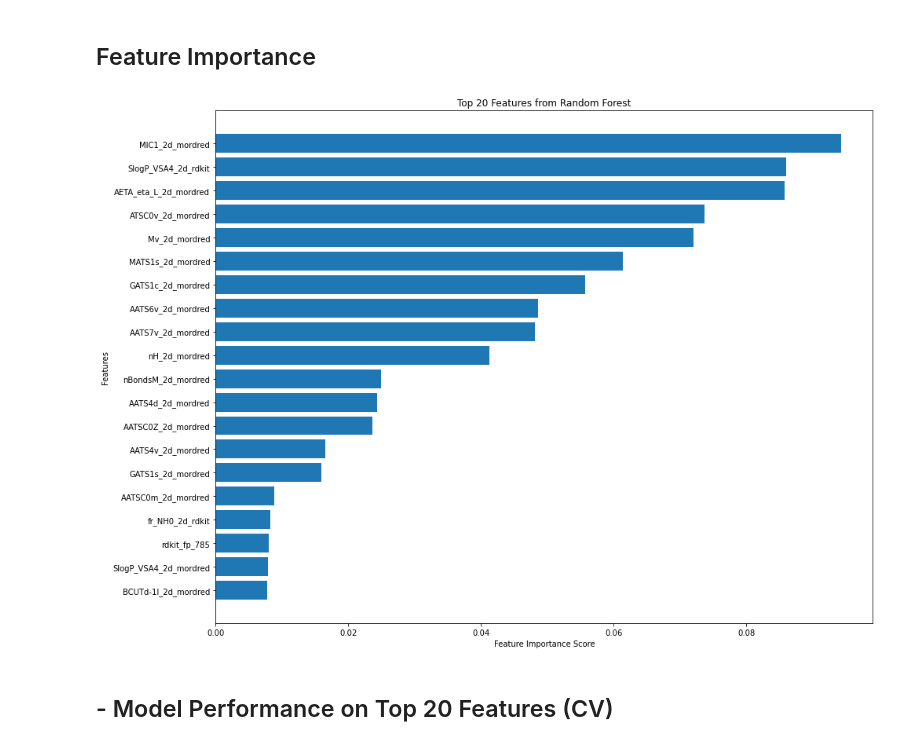
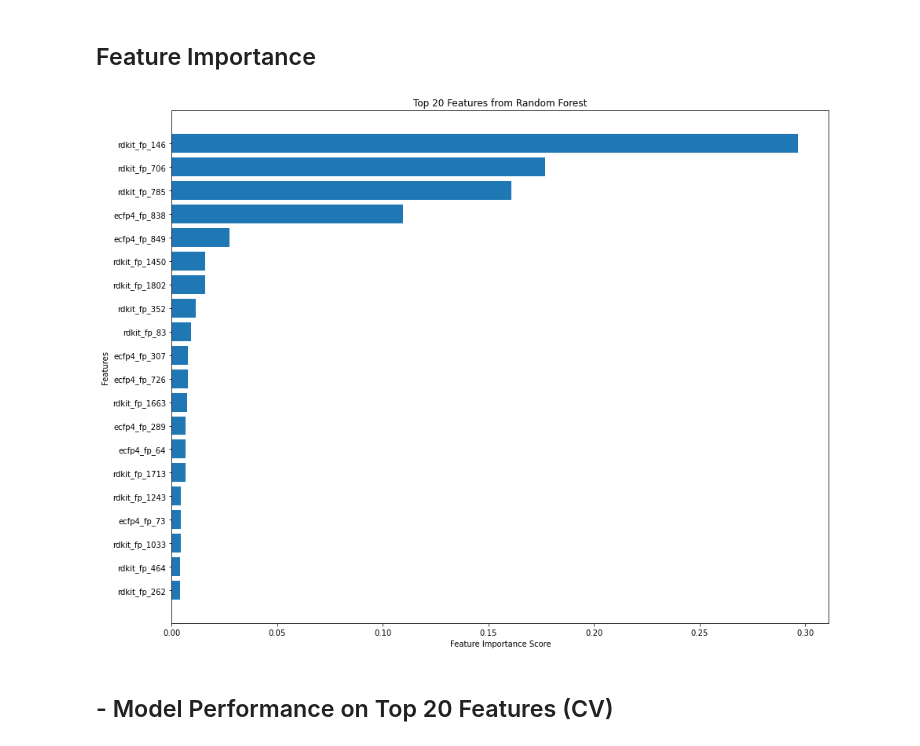
Before and after one commit to siddharth-ncl-work/miscellaneous, a Jupyter notebook: machine_learning_project_ideas/1/Fingerprint/model_training.ipynb, the cells around one changed output. Cells and saved outputs as stored; diff of their text form; code cells hidden in the pictures.

```diff
--- a/machine_learning_project_ideas/1/Fingerprint/model_training.ipynb
+++ b/machine_learning_project_ideas/1/Fingerprint/model_training.ipynb
@@ -240,13 +228,13 @@ krr_gs = GridSearchCV(estimator,
                   verbose=1,
                   n_jobs=-1
                  )
-krr_gs.fit(X_train_scaled, y_train)
+krr_gs.fit(X_train_scaled_fp, y_train)
 display.clear_output()
 print(krr_gs.best_params_)
 
 plt.figure()
-krr_reg = KernelRidge(kernel='rbf').fit(X_train_scaled, y_train)
-y_pred=krr_reg.predict(X_test_scaled)
+krr_reg = KernelRidge(kernel='rbf').fit(X_train_scaled_fp, y_train)
+y_pred=krr_reg.predict(X_test_scaled_fp)
 r2=r2_score(y_test,y_pred)
 print(f'R^2 = {r2}')
 plt.scatter(y_test,y_pred,label=f'R^2 = {r2}')
@@ -257,7 +245,7 @@ plt.title('Unoptimized Kernel Ridge Regression (Test-set)')
 plt.legend()
 
 plt.figure()
-y_pred=krr_gs.best_estimator_.predict(X_test_scaled)
+y_pred=krr_gs.best_estimator_.predict(X_test_scaled_fp)
 r2=r2_score(y_test,y_pred)
 print(f'R^2 = {r2}')
 plt.scatter(y_test,y_pred,label=f'R^2 = {r2}')
@@ -278,23 +266,23 @@ R^2 = 0.9928312871412933
 # %%
 from sklearn.ensemble import RandomForestRegressor
 
-feat_idx2name={idx:col for idx,col in enumerate(X_train.columns)}
-feat_name2idx={col:idx for idx,col in enumerate(X_train.columns)}
-feat_name_list=X_train.columns
+feat_idx2name={idx:col for idx,col in enumerate(X_train_scaled_fp.columns)}
+feat_name2idx={col:idx for idx,col in enumerate(X_train_scaled_fp.columns)}
+feat_name_list=X_train_scaled_fp.columns
 
 ntop=20
-rf_reg=RandomForestRegressor().fit(X_train_scaled, y_train)
+rf_reg=RandomForestRegressor().fit(X_train_scaled_fp, y_train)
 rf_feat_score = rf_reg.feature_importances_
 rf_feat_score_sorted_idx=rf_feat_score.argsort()
 plt.figure(figsize=(15,12))
 rf_top_features=list(map(lambda x:feat_idx2name[x],rf_feat_score_sorted_idx))
 plt.barh(rf_top_features[-ntop:],rf_feat_score[rf_feat_score_sorted_idx][-ntop:])
 plt.ylabel('Features')
 plt.xlabel('Feature Importance Score')
 plt.title('Top 20 Features from Random Forest')
 plt.show()
 # %% [output]
-[figure, old version]
+[figure, new version]
 # %% [markdown]
 ## - Model Performance on Top 20 Features (CV)
 # %%
```
Also changed, not shown: parts of 18 cells of this notebook, 6 other files.
